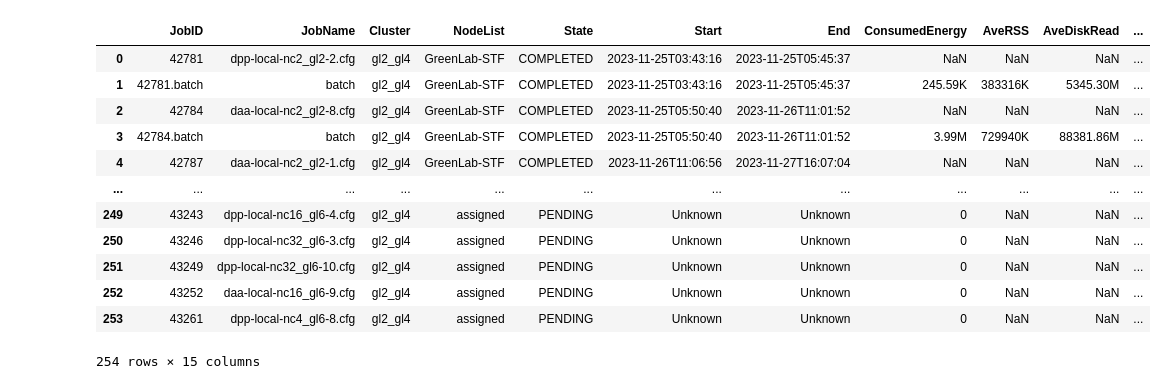
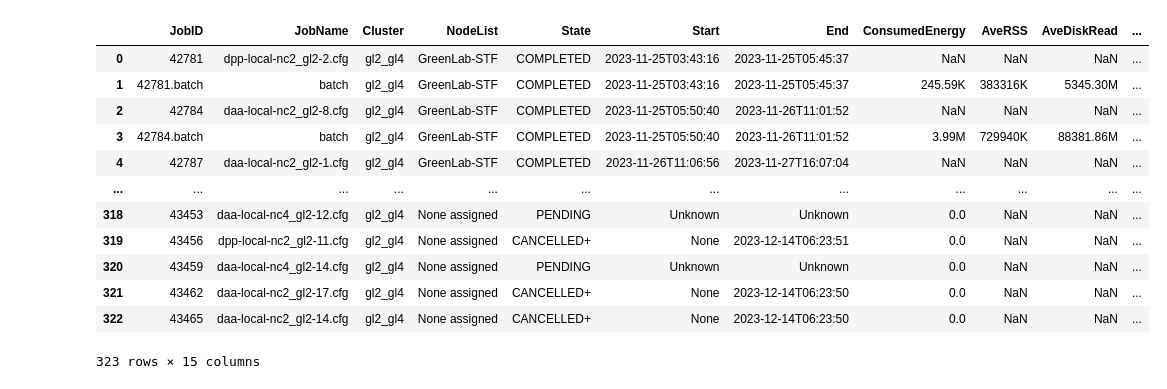
Before and after one commit to dmitrijs-voronovs/haddock-energy-consumption-optimization, a Jupyter notebook: data-analysis/parsing.ipynb, the cells around one changed output. Saved outputs shown, nothing was run; the diff lists cells and outputs as text; code cells hidden in the pictures.

```diff
--- a/data-analysis/parsing.ipynb
+++ b/data-analysis/parsing.ipynb
@@ -5,22 +5,24 @@ from IPython.core.display_functions import display
 # %%
 data1 = pd.read_fwf('local-exp-gl2-data.txt', skiprows=[1], index_col=None)
 data2 = pd.read_fwf('local-exp-gl6-data.txt', skiprows=[1], index_col=None)
-data = pd.concat([data1, data2], axis=0, ignore_index=True)
+data3 = pd.read_fwf('local-exp-gl5-data.txt', skiprows=[1], index_col=None)
+data4 = pd.read_fwf('local-exp-gl2_2-data.txt', skiprows=[1], index_col=None)
+data = pd.concat([data1, data2, data3, data4], axis=0, ignore_index=True)
 data
 # %% [output]
 |  | JobID | JobName | Cluster | NodeList | State | Start | End | ConsumedEnergy | AveRSS | AveDiskRead | ... |
 | 0 | 42781 | dpp-local-nc2_gl2-2.cfg | gl2_gl4 | GreenLab-STF | COMPLETED | 2023-11-25T03:43:16 | 2023-11-25T05:45:37 | NaN | NaN | NaN | ... |
 | 1 | 42781.batch | batch | gl2_gl4 | GreenLab-STF | COMPLETED | 2023-11-25T03:43:16 | 2023-11-25T05:45:37 | 245.59K | 383316K | 5345.30M | ... |
 | 2 | 42784 | daa-local-nc2_gl2-8.cfg | gl2_gl4 | GreenLab-STF | COMPLETED | 2023-11-25T05:50:40 | 2023-11-26T11:01:52 | NaN | NaN | NaN | ... |
 | 3 | 42784.batch | batch | gl2_gl4 | GreenLab-STF | COMPLETED | 2023-11-25T05:50:40 | 2023-11-26T11:01:52 | 3.99M | 729940K | 88381.86M | ... |
 | 4 | 42787 | daa-local-nc2_gl2-1.cfg | gl2_gl4 | GreenLab-STF | COMPLETED | 2023-11-26T11:06:56 | 2023-11-27T16:07:04 | NaN | NaN | NaN | ... |
 | ... | ... | ... | ... | ... | ... | ... | ... | ... | ... | ... | ... |
-| 249 | 43243 | dpp-local-nc16_gl6-4.cfg | gl2_gl4 | assigned | PENDING | Unknown | Unknown | 0 | NaN | NaN | ... |
-| 250 | 43246 | dpp-local-nc32_gl6-3.cfg | gl2_gl4 | assigned | PENDING | Unknown | Unknown | 0 | NaN | NaN | ... |
-| 251 | 43249 | dpp-local-nc32_gl6-10.cfg | gl2_gl4 | assigned | PENDING | Unknown | Unknown | 0 | NaN | NaN | ... |
-| 252 | 43252 | daa-local-nc16_gl6-9.cfg | gl2_gl4 | assigned | PENDING | Unknown | Unknown | 0 | NaN | NaN | ... |
-| 253 | 43261 | dpp-local-nc4_gl6-8.cfg | gl2_gl4 | assigned | PENDING | Unknown | Unknown | 0 | NaN | NaN | ... |
+| 318 | 43453 | daa-local-nc4_gl2-12.cfg | gl2_gl4 | None assigned | PENDING | Unknown | Unknown | 0.0 | NaN | NaN | ... |
+| 319 | 43456 | dpp-local-nc2_gl2-11.cfg | gl2_gl4 | None assigned | CANCELLED+ | None | 2023-12-14T06:23:51 | 0.0 | NaN | NaN | ... |
+| 320 | 43459 | daa-local-nc4_gl2-14.cfg | gl2_gl4 | None assigned | PENDING | Unknown | Unknown | 0.0 | NaN | NaN | ... |
+| 321 | 43462 | daa-local-nc2_gl2-17.cfg | gl2_gl4 | None assigned | CANCELLED+ | None | 2023-12-14T06:23:50 | 0.0 | NaN | NaN | ... |
+| 322 | 43465 | daa-local-nc2_gl2-14.cfg | gl2_gl4 | None assigned | CANCELLED+ | None | 2023-12-14T06:23:50 | 0.0 | NaN | NaN | ... |
-254 rows × 15 columns
+323 rows × 15 columns
 # %%
 def convert_to_numeric(value):
     match = re.match(r'^([\d.]+)([KkMm])$', value)
```
Also changed, not shown: parts of 10 cells of this notebook, 7 other files.
